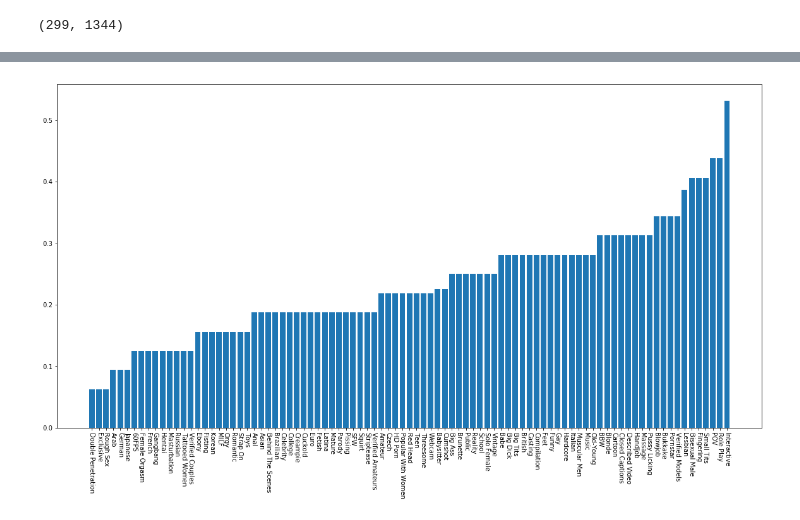
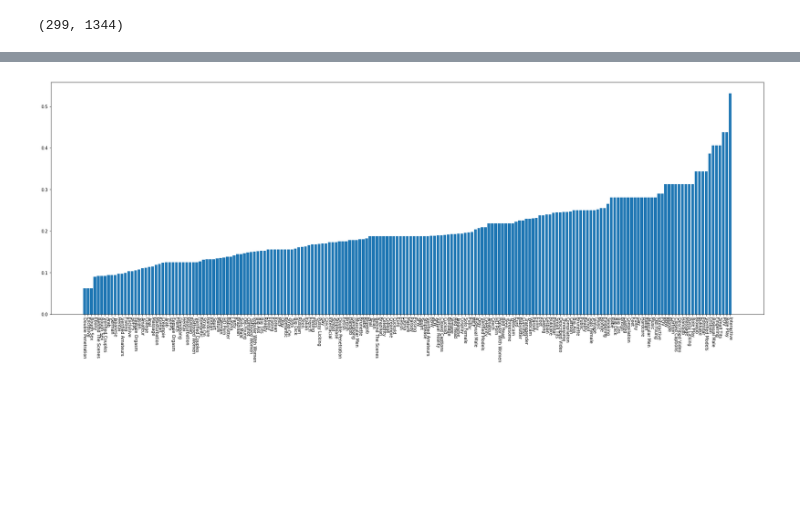
Before and after one commit to boldwren/eye-tracking, a Jupyter notebook: eye-contact.ipynb, the cells around one changed output, grey strips where cells are left out. Drawn from its saved outputs; the diff is of its cells as text; code cells hidden in the pictures; blank space fills up the shorter version.

Commit message:
run on 60k thumbs

```diff
--- a/eye-contact.ipynb
+++ b/eye-contact.ipynb
@@ -252,11 +253,12 @@ def save_broken_face_chip(filename):
     return filename
 # %%
 # faces_folder_path = f'{HOME}/tmp/*x*/*/*.mp4.images/'
-faces_folder_path = f'{HOME}/src/eye-tracking/thumbs/*/'
+faces_folder_path = f'{HOME}/src/eye-tracking/*thumbs/*/'
 
+@lru_cache(maxsize=1)
 def get_filenames():
     return list(
-        f for f in sorted(glob.glob(os.path.join(faces_folder_path, "*.jp*g")))
+        f for f in sorted(glob.glob(os.path.join(faces_folder_path, "*.jpg")))
         if '/tmp/3840x1920/1.mp4' not in f
         and 'detected' not in f
         and '.jpg.jpg' not in f
@@ -266,7 +268,7 @@ def get_filenames():
 for filename in tqdm.notebook.tqdm(get_filenames()): #[126:][:1]:
 #     print("Processing file: {}".format(filename))
     shapes = detect_with_fallbacks(filename)
-    if len(shapes):
+    if len(shapes) and 0.5 > eye_score_for_file(filename) > 0.25:
 #         print(len(shapes), max_eye_aspect_ratio(shapes))
 #         continue
         save_face_chip(filename)
@@ -477,32 +479,32 @@ max?
 # %%
 len(face.parts())
 # %%
-pyplot.figure(figsize=(20,10))
+pyplot.figure(figsize=(30,10))
 
 totals = []
 faces = []
 labels = []
 to_plot = []
 for folder in glob.glob(faces_folder_path):
     category = folder.rsplit('/')[-2]
 #     print(category)
     total = len([f for f in get_filenames() if folder in f])
     if total:
         totals.append(total)
         face_count = len([f for f in get_face_filenames() if folder in f])
         faces.append(face_count)
         labels.append(category)
         to_plot.append((face_count / total, category))
 
 height, labels = zip(*sorted(to_plot))
 # bars = labels
 # height = faces
 y_pos = numpy.arange(len(labels))
 
 # pyplot.scatter(totals, faces)
 pyplot.bar(y_pos, height)
 pyplot.xticks(y_pos, labels, rotation=-90)
 
 None
 # %% [output]
-[figure, old version]
+[figure, new version]
```
Also changed, not shown: parts of 4 cells of this notebook.
